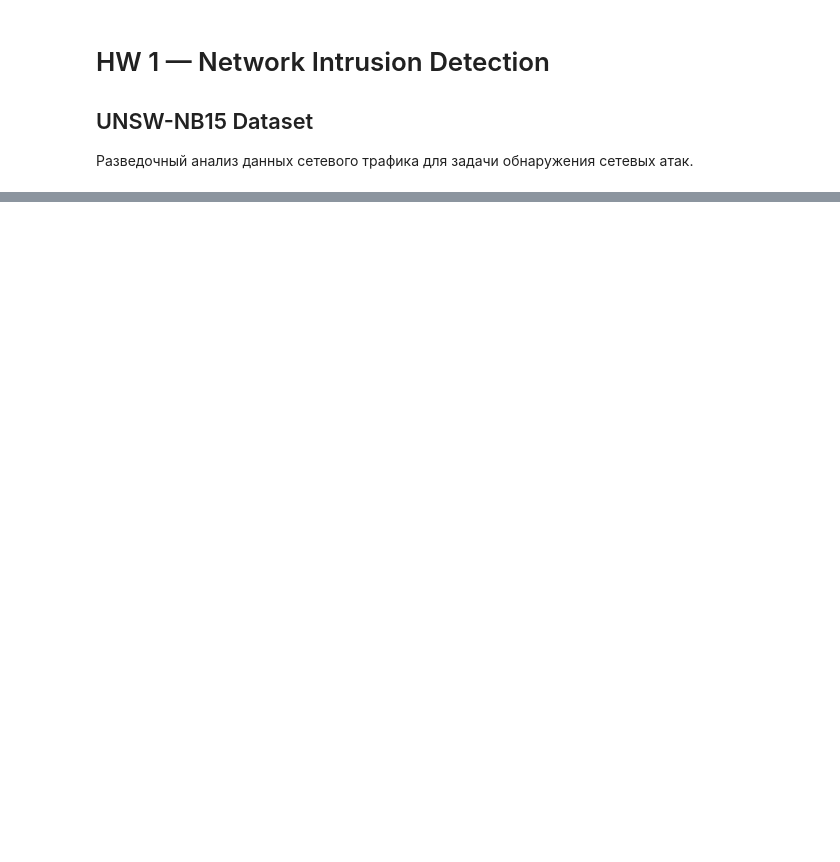
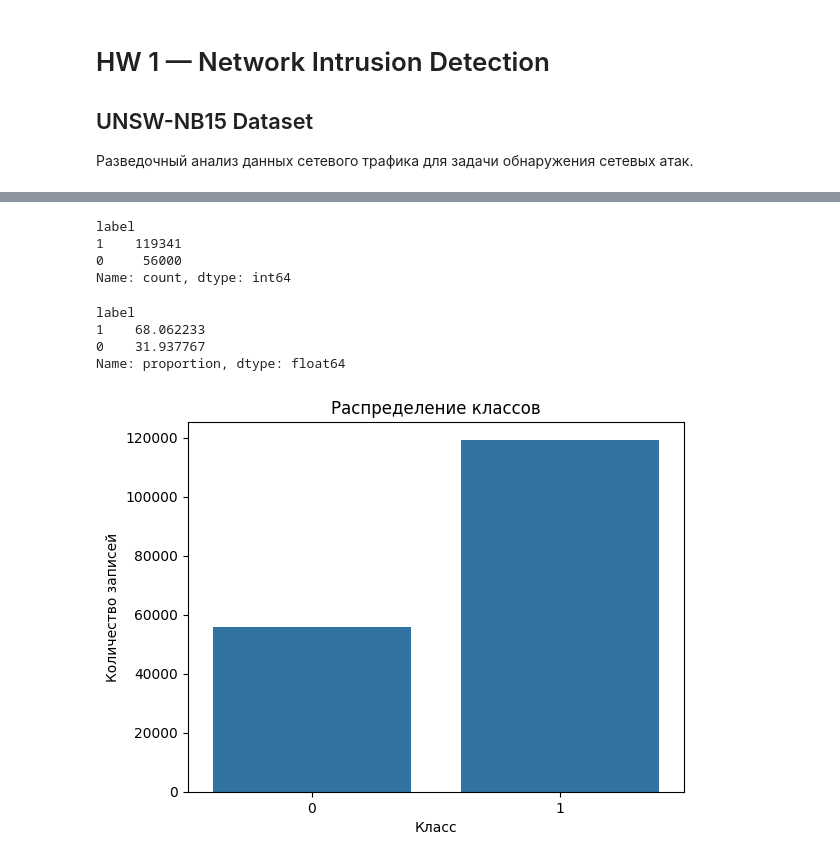
Before and after one commit to g1nry/ml-network-intrusion, a Jupyter notebook: hw_1/eda.ipynb, the cells around one changed output, grey strips where cells are left out. Saved outputs shown, nothing was run; the diff lists cells and outputs as text; code cells hidden in the pictures; blank space fills up the shorter version.

```diff
--- a/hw_1/eda.ipynb
+++ b/hw_1/eda.ipynb
@@ -25,0 +56,24 @@ test.shape
+# %%
+train["label"].value_counts()
+# %% [output]
+label
+1    119341
+0     56000
+Name: count, dtype: int64
+# %%
+train["label"].value_counts(normalize=True) * 100
+# %% [output]
+label
+1    68.062233
+0    31.937767
+Name: proportion, dtype: float64
+# %%
+sns.countplot(data=train, x="label")
+
+plt.title("Распределение классов")
+plt.xlabel("Класс")
+plt.ylabel("Количество записей")
+
+plt.show()
+# %% [output]
+[figure, added]
```
Also changed, not shown: parts of 38 cells of this notebook.
